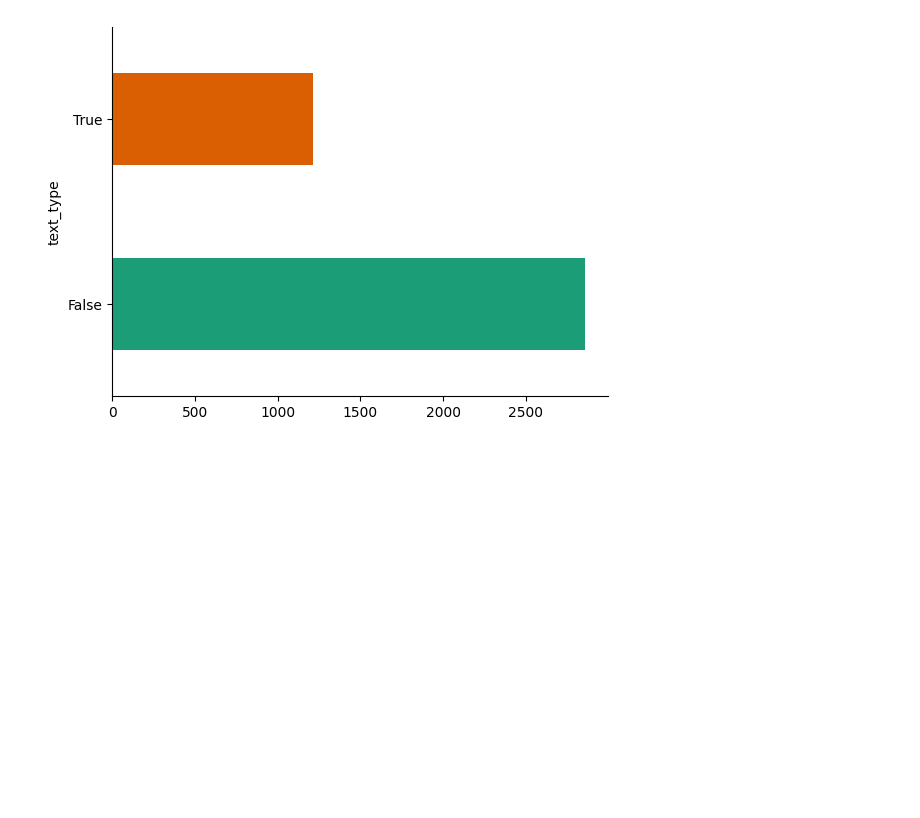
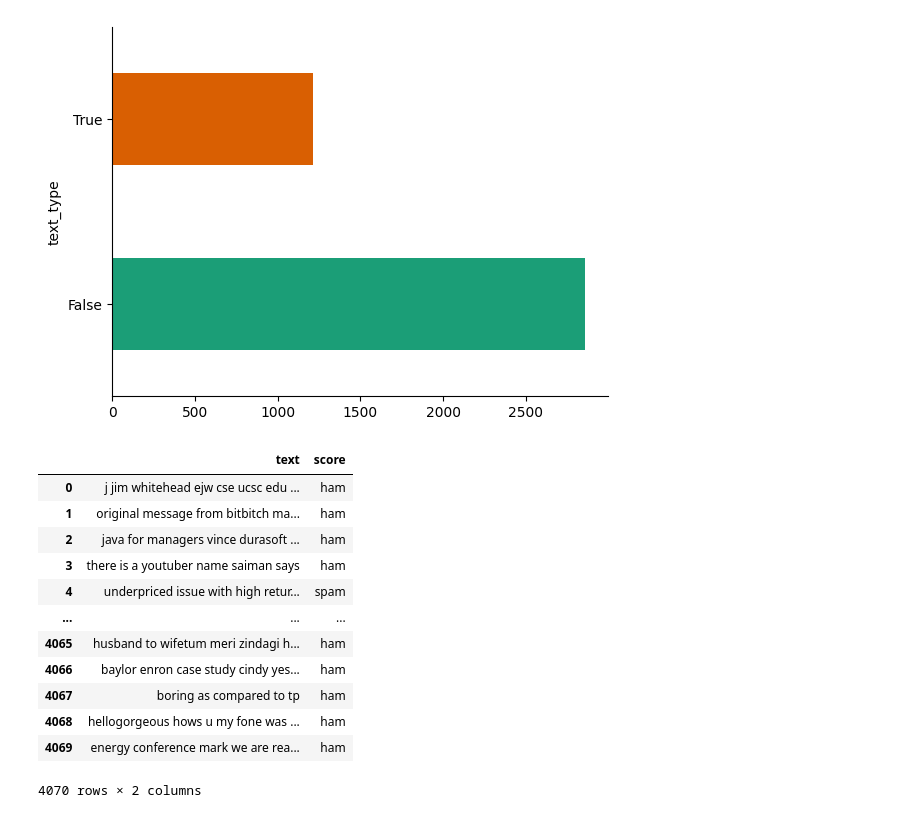
Before and after one commit to pevepeve/spamclassifier_t, a Jupyter notebook: classify.ipynb, the cells around one changed output. Saved outputs shown, nothing was run; the diff lists cells and outputs as text; code cells hidden in the pictures; blank space fills up the shorter version.

```diff
--- a/classify.ipynb
+++ b/classify.ipynb
@@ -638,4 +638,24 @@ test.groupby('text_type').size().plot(kind='barh', color=sns.palettes.mpl_palett
 plt.gca().spines[['top', 'right',]].set_visible(False)
 # %% [output]
 [figure]
+# %%
+test.rename(columns={'text_type':'score'}, inplace=True)
+# %%
+test['score'] = test.score.map({False:'ham', True:'spam'})
+# %%
+test
+# %% [output]
+|  | text | score |
+| 0 | j jim whitehead ejw cse ucsc edu ... | ham |
+| 1 | original message from bitbitch ma... | ham |
+| 2 | java for managers vince durasoft ... | ham |
+| 3 | there is a youtuber name saiman says | ham |
+| 4 | underpriced issue with high retur... | spam |
+| ... | ... | ... |
+| 4065 | husband to wifetum meri zindagi h... | ham |
+| 4066 | baylor enron case study cindy yes... | ham |
+| 4067 | boring as compared to tp | ham |
+| 4068 | hellogorgeous hows u my fone was ... | ham |
+| 4069 | energy conference mark we are rea... | ham |
+4070 rows × 2 columns
 # %%
```
Also changed, not shown: parts of 1 cell of this notebook.
